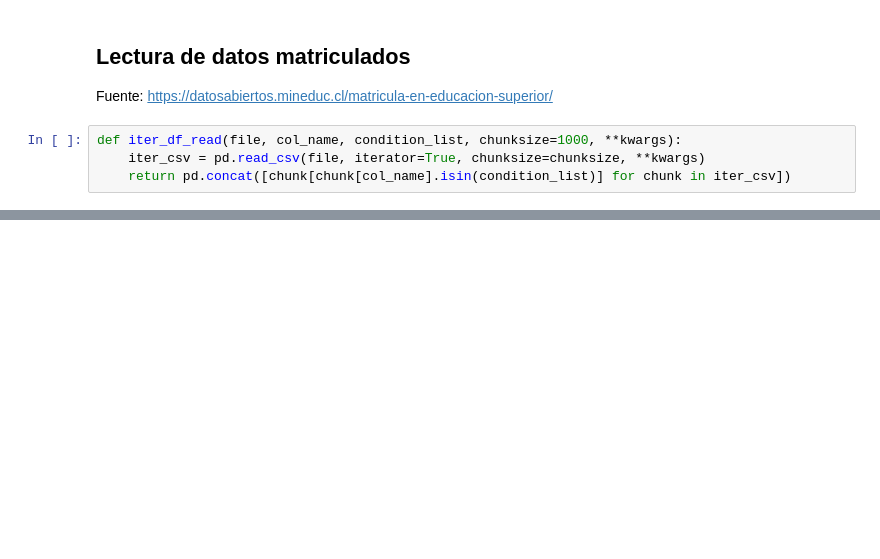
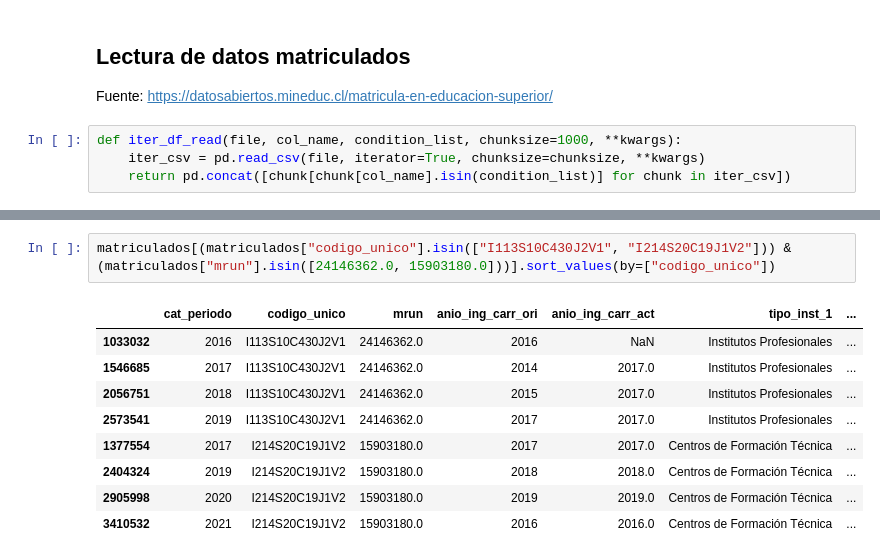
Before and after one commit to GianniCatBug/MDS7201-mineduc-desercion, a Jupyter notebook: notebooks/0-creacion-vector-objetivo.ipynb, the cells around one changed output, grey strips where cells are left out. Drawn from its saved outputs; the diff is of its cells as text; blank space fills up the shorter version.

```diff
--- a/notebooks/0-creacion-vector-objetivo.ipynb
+++ b/notebooks/0-creacion-vector-objetivo.ipynb
@@ -87,0 +340,12 @@ dtype: int64
+# %%
+matriculados[(matriculados["codigo_unico"].isin(["I113S10C430J2V1", "I214S20C19J1V2"])) & (matriculados["mrun"].isin([24146362.0, 15903180.0]))].sort_values(by=["codigo_unico"])
+# %% [output]
+|  | cat_periodo | codigo_unico | mrun | anio_ing_carr_ori | anio_ing_carr_act | tipo_inst_1 | ... |
+| 1033032 | 2016 | I113S10C430J2V1 | 24146362.0 | 2016 | NaN | Institutos Profesionales | ... |
+| 1546685 | 2017 | I113S10C430J2V1 | 24146362.0 | 2014 | 2017.0 | Institutos Profesionales | ... |
+| 2056751 | 2018 | I113S10C430J2V1 | 24146362.0 | 2015 | 2017.0 | Institutos Profesionales | ... |
+| 2573541 | 2019 | I113S10C430J2V1 | 24146362.0 | 2017 | 2017.0 | Institutos Profesionales | ... |
+| 1377554 | 2017 | I214S20C19J1V2 | 15903180.0 | 2017 | 2017.0 | Centros de Formación Técnica | ... |
+| 2404324 | 2019 | I214S20C19J1V2 | 15903180.0 | 2018 | 2018.0 | Centros de Formación Técnica | ... |
+| 2905998 | 2020 | I214S20C19J1V2 | 15903180.0 | 2019 | 2019.0 | Centros de Formación Técnica | ... |
+| 3410532 | 2021 | I214S20C19J1V2 | 15903180.0 | 2016 | 2016.0 | Centros de Formación Técnica | ... |
```
Also changed, not shown: parts of 46 cells of this notebook, 3 other files.
